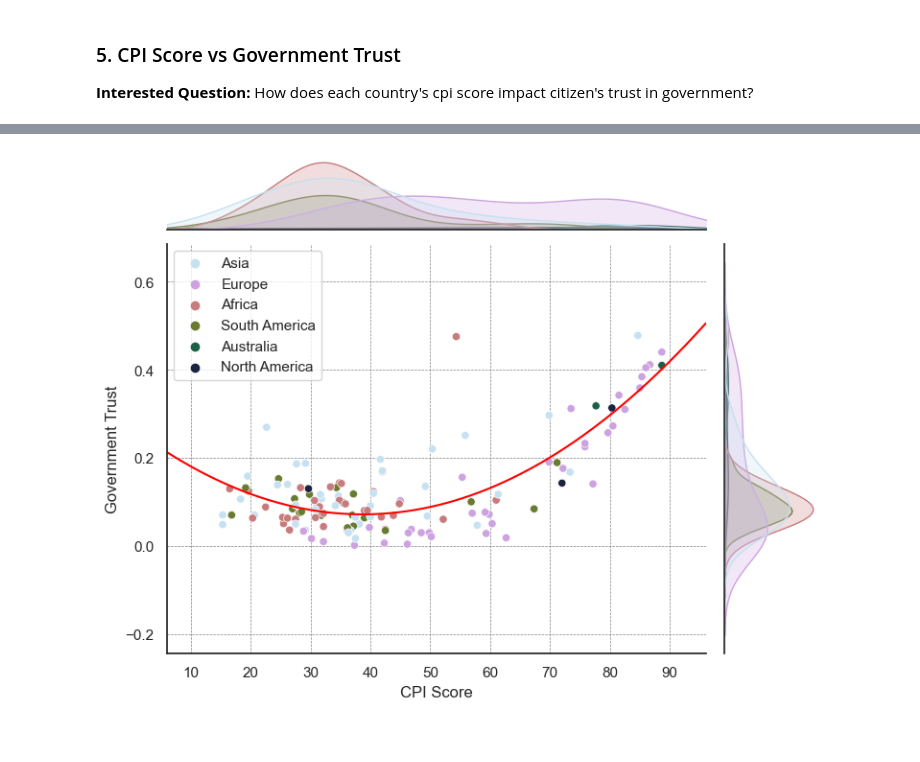
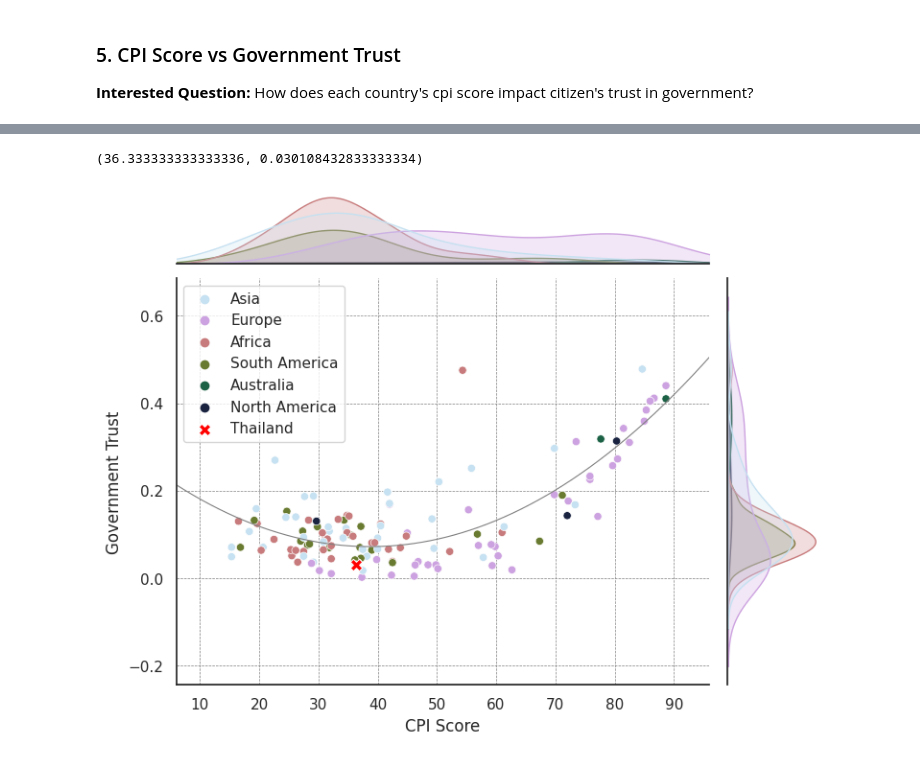
Before and after one commit to sudo-lucifer/eda-project, a Jupyter notebook: EDA_Project.ipynb, the cells around one changed output, grey strips where cells are left out. Cells and saved outputs as stored; diff of their text form; code cells hidden in the pictures.

```diff
--- a/EDA_Project.ipynb
+++ b/EDA_Project.ipynb
@@ -257,12 +285,21 @@ array([ 1.32196889e-04, -1.02360893e-02,  2.69906524e-01])
+# %%
+thailand_df = happiness_df[happiness_df['Country'] == 'Thailand']
+thailand_cpi_score = thailand_df['cpi_score'].mean()
+thailand_government_trust = thailand_df['government_trust'].mean()
+thailand_cpi_score, thailand_government_trust
+# %% [output]
+(36.333333333333336, 0.030108432833333334)
 # %%
 # xs = cpi_gov_df['cpi_score'].sort_values()
 xs = np.linspace(happiness_df['cpi_score'].min() - 5, happiness_df['cpi_score'].max() + 5, 1000)
 t = sns.jointplot(data=cpi_gov_df,x='cpi_score', y='government_trust',hue='continent', palette='cubehelix_r',legend=True)
 t.ax_marg_x.set_xlim(happiness_df['cpi_score'].min() - 5, happiness_df['cpi_score'].max() + 5)
-sns.lineplot(x=xs, y=exponential_curve_fit(xs, *fitted_model),color='red')
+sns.lineplot(x=xs, y=exponential_curve_fit(xs, *fitted_model),color='gray', lw=0.8)
+sns.scatterplot(x=[thailand_cpi_score], y=[thailand_government_trust], color='red', s=80, marker='X' , label='Thailand')
+
 plt.grid(color='gray', linestyle='--', lw=0.5)
 plt.xlabel('CPI Score')
 plt.ylabel('Government Trust')
 t.fig.set_figwidth(8)
 # %% [output]
-[figure, old version]
+[figure, new version]
```
Also changed, not shown: parts of 10 cells of this notebook.
